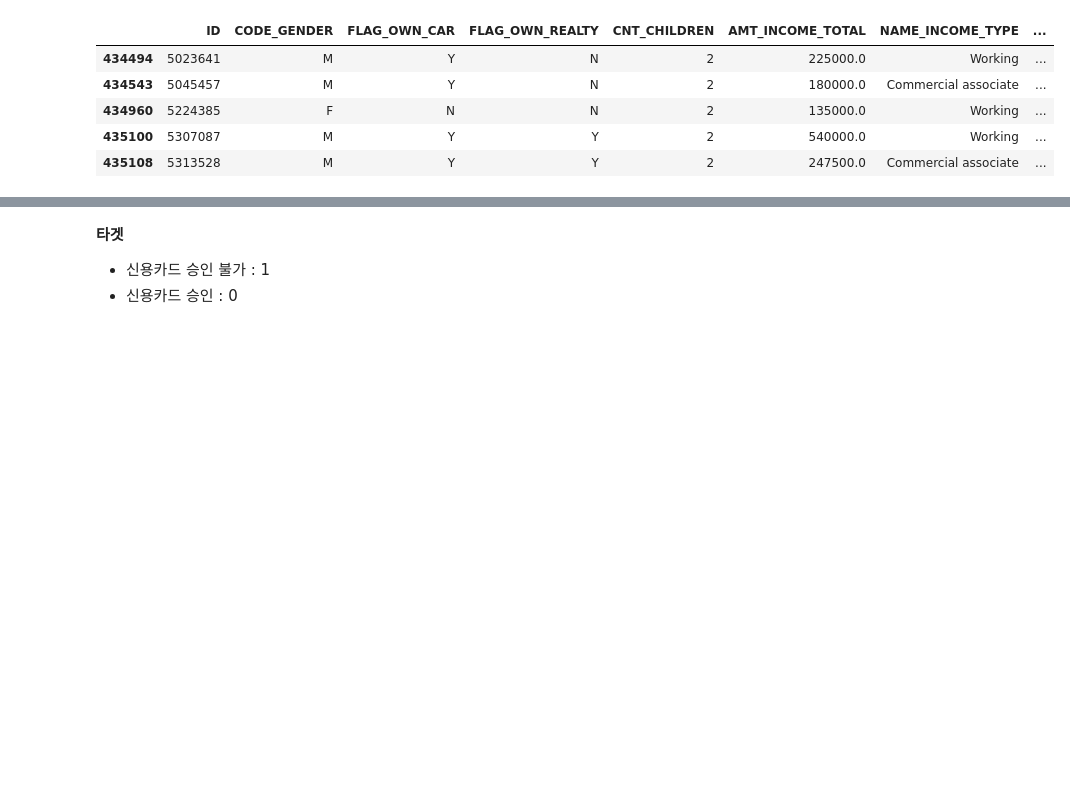
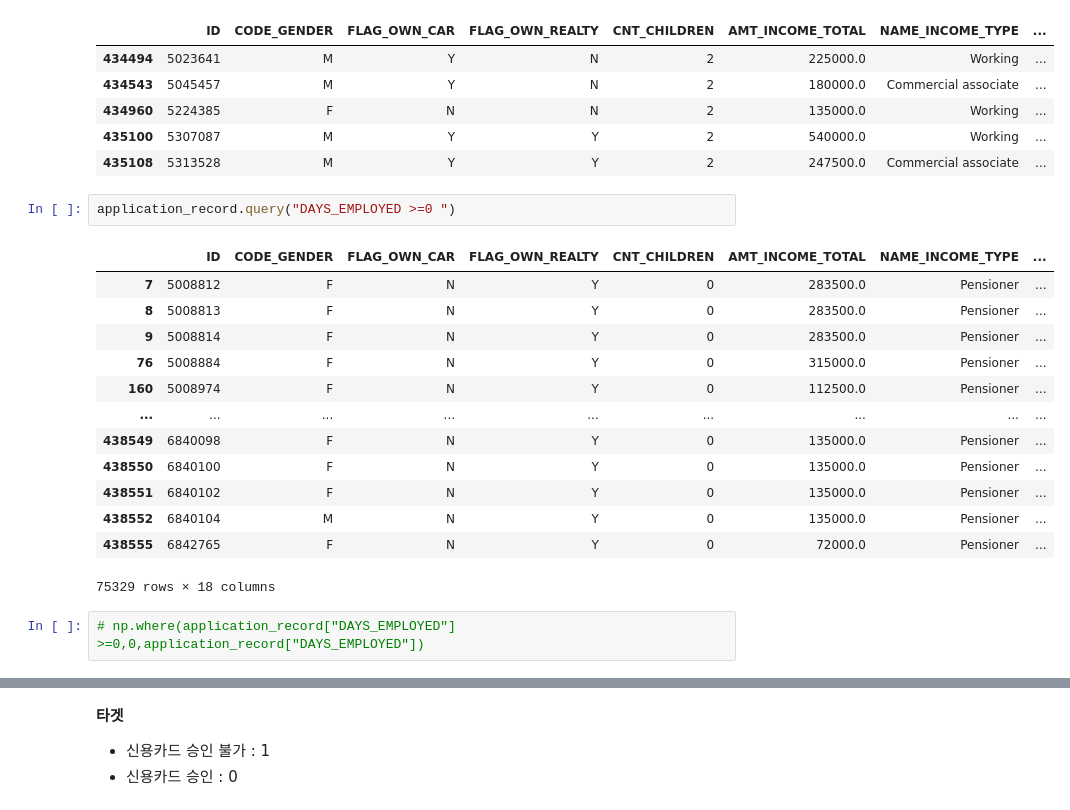
Before and after one commit to yyeseull/AI13, a Jupyter notebook: AI_13_서예슬_section2_project.ipynb, the cells around one changed output, grey strips where cells are left out. Cells and saved outputs as stored; diff of their text form; blank space fills up the shorter version.

```diff
--- a/AI_13_서예슬_section2_project.ipynb
+++ b/AI_13_서예슬_section2_project.ipynb
@@ -164,3 +164,21 @@ application_record.query("CNT_CHILDREN ==2 & CNT_FAM_MEMBERS == 1").head() # 자
 | 434960 | 5224385 | F | N | N | 2 | 135000.0 | Working | ... |
 | 435100 | 5307087 | M | Y | Y | 2 | 540000.0 | Working | ... |
 | 435108 | 5313528 | M | Y | Y | 2 | 247500.0 | Commercial associate | ... |
+# %%
+application_record.query("DAYS_EMPLOYED >=0 ")
+# %% [output]
+|  | ID | CODE_GENDER | FLAG_OWN_CAR | FLAG_OWN_REALTY | CNT_CHILDREN | AMT_INCOME_TOTAL | NAME_INCOME_TYPE | ... |
+| 7 | 5008812 | F | N | Y | 0 | 283500.0 | Pensioner | ... |
+| 8 | 5008813 | F | N | Y | 0 | 283500.0 | Pensioner | ... |
+| 9 | 5008814 | F | N | Y | 0 | 283500.0 | Pensioner | ... |
+| 76 | 5008884 | F | N | Y | 0 | 315000.0 | Pensioner | ... |
+| 160 | 5008974 | F | N | Y | 0 | 112500.0 | Pensioner | ... |
+| ... | ... | ... | ... | ... | ... | ... | ... | ... |
+| 438549 | 6840098 | F | N | Y | 0 | 135000.0 | Pensioner | ... |
+| 438550 | 6840100 | F | N | Y | 0 | 135000.0 | Pensioner | ... |
+| 438551 | 6840102 | F | N | Y | 0 | 135000.0 | Pensioner | ... |
+| 438552 | 6840104 | M | N | Y | 0 | 135000.0 | Pensioner | ... |
+| 438555 | 6842765 | F | N | Y | 0 | 72000.0 | Pensioner | ... |
+75329 rows × 18 columns
+# %%
+# np.where(application_record["DAYS_EMPLOYED"]  >=0,0,application_record["DAYS_EMPLOYED"])
```
Also changed, not shown: parts of 6 cells of this notebook.
